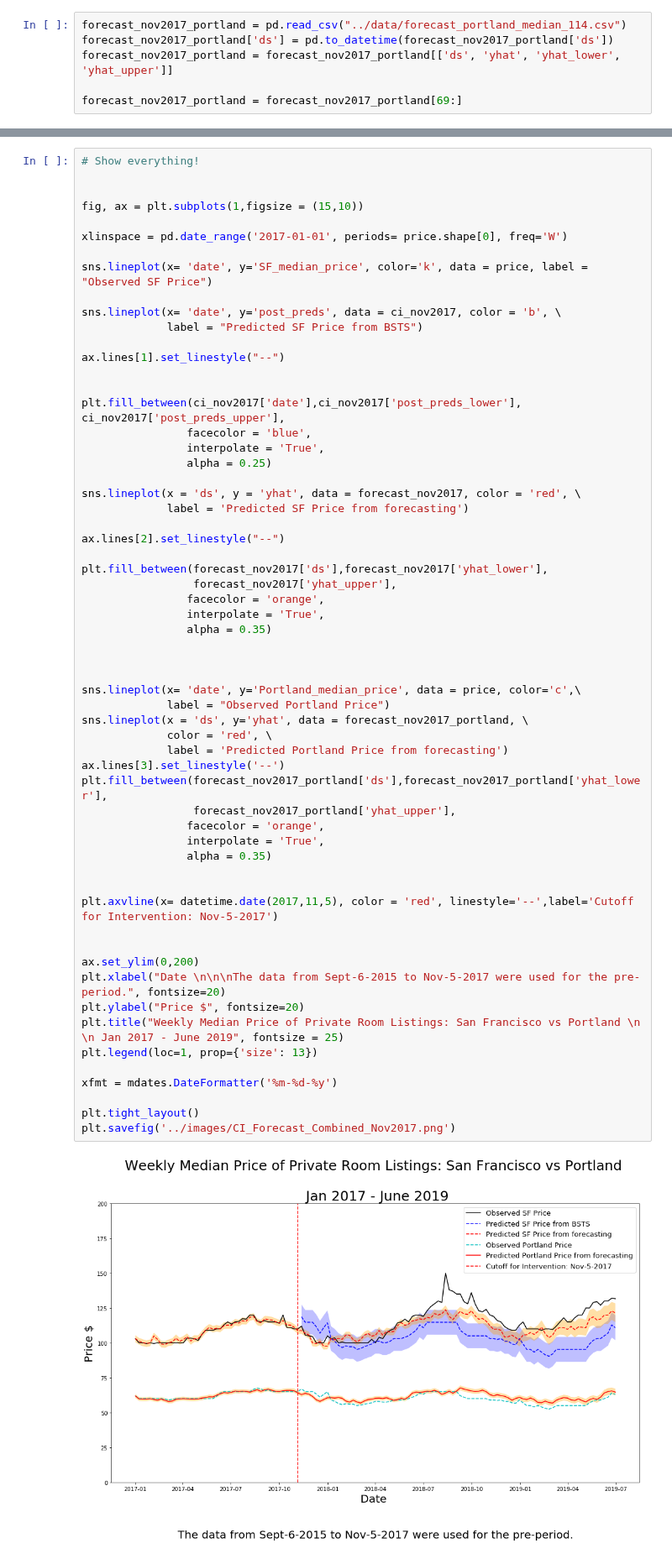
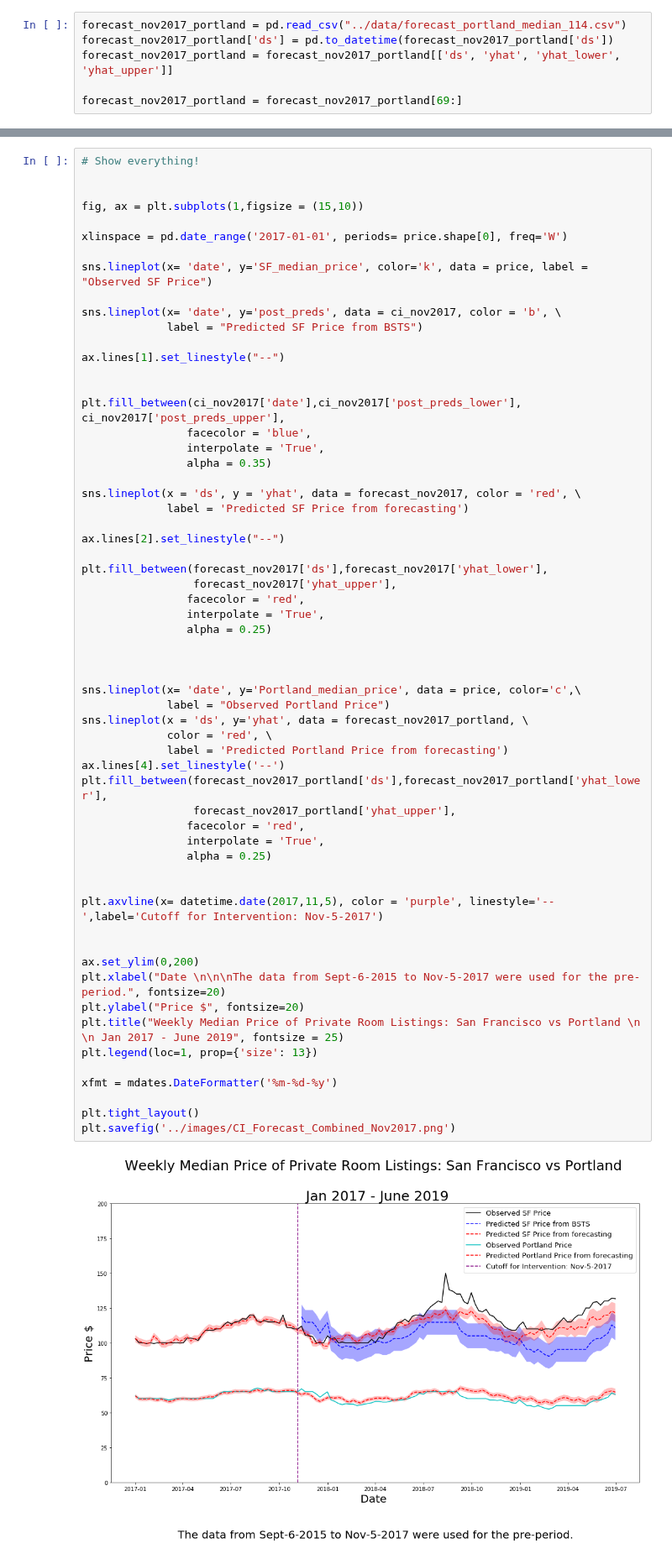
Before and after one commit to karensheng/Airbnb_Regulation, a Jupyter notebook: notebooks/Combining the charts.ipynb, the cells around one changed output, grey strips where cells are left out. Shown at 84% size. Saved outputs shown, nothing was run; the diff lists cells and outputs as text.

```diff
--- a/notebooks/Combining the charts.ipynb
+++ b/notebooks/Combining the charts.ipynb
@@ -189,7 +185,7 @@ ax.lines[1].set_linestyle("--")
 plt.fill_between(ci_nov2017['date'],ci_nov2017['post_preds_lower'], ci_nov2017['post_preds_upper'],
                 facecolor = 'blue',
                 interpolate = 'True',
-                alpha = 0.25)
+                alpha = 0.35)
 
 sns.lineplot(x = 'ds', y = 'yhat', data = forecast_nov2017, color = 'red', \
              label = 'Predicted SF Price from forecasting')
@@ -198,40 +194,40 @@ ax.lines[2].set_linestyle("--")
 
 plt.fill_between(forecast_nov2017['ds'],forecast_nov2017['yhat_lower'],
                  forecast_nov2017['yhat_upper'],
-                facecolor = 'orange',
+                facecolor = 'red',
                 interpolate = 'True',
-                alpha = 0.35)
+                alpha = 0.25)
 
 
 
 sns.lineplot(x= 'date', y='Portland_median_price', data = price, color='c',\
              label = "Observed Portland Price")
 sns.lineplot(x = 'ds', y='yhat', data = forecast_nov2017_portland, \
              color = 'red', \
              label = 'Predicted Portland Price from forecasting')
-ax.lines[3].set_linestyle('--')
+ax.lines[4].set_linestyle('--')
 plt.fill_between(forecast_nov2017_portland['ds'],forecast_nov2017_portland['yhat_lower'],
                  forecast_nov2017_portland['yhat_upper'],
-                facecolor = 'orange',
+                facecolor = 'red',
                 interpolate = 'True',
-                alpha = 0.35)
+                alpha = 0.25)
 
 
-plt.axvline(x= datetime.date(2017,11,5), color = 'red', linestyle='--',label='Cutoff for Intervention: Nov-5-2017')
+plt.axvline(x= datetime.date(2017,11,5), color = 'purple', linestyle='--',label='Cutoff for Intervention: Nov-5-2017')
 
 
 ax.set_ylim(0,200)
 plt.xlabel("Date \n\n\nThe data from Sept-6-2015 to Nov-5-2017 were used for the pre-period.", fontsize=20)
 plt.ylabel("Price $", fontsize=20)
 plt.title("Weekly Median Price of Private Room Listings: San Francisco vs Portland \n \n Jan 2017 - June 2019", fontsize = 25)
 plt.legend(loc=1, prop={'size': 13})
 
 xfmt = mdates.DateFormatter('%m-%d-%y')
 
 plt.tight_layout()
 plt.savefig('../images/CI_Forecast_Combined_Nov2017.png')
 # %% [output]
-[figure, old version]
+[figure, new version]
 # %%
 fig, ax = plt.subplots(1,figsize = (15,8))
 
```
Also changed, not shown: parts of 6 cells of this notebook, 7 other files.
